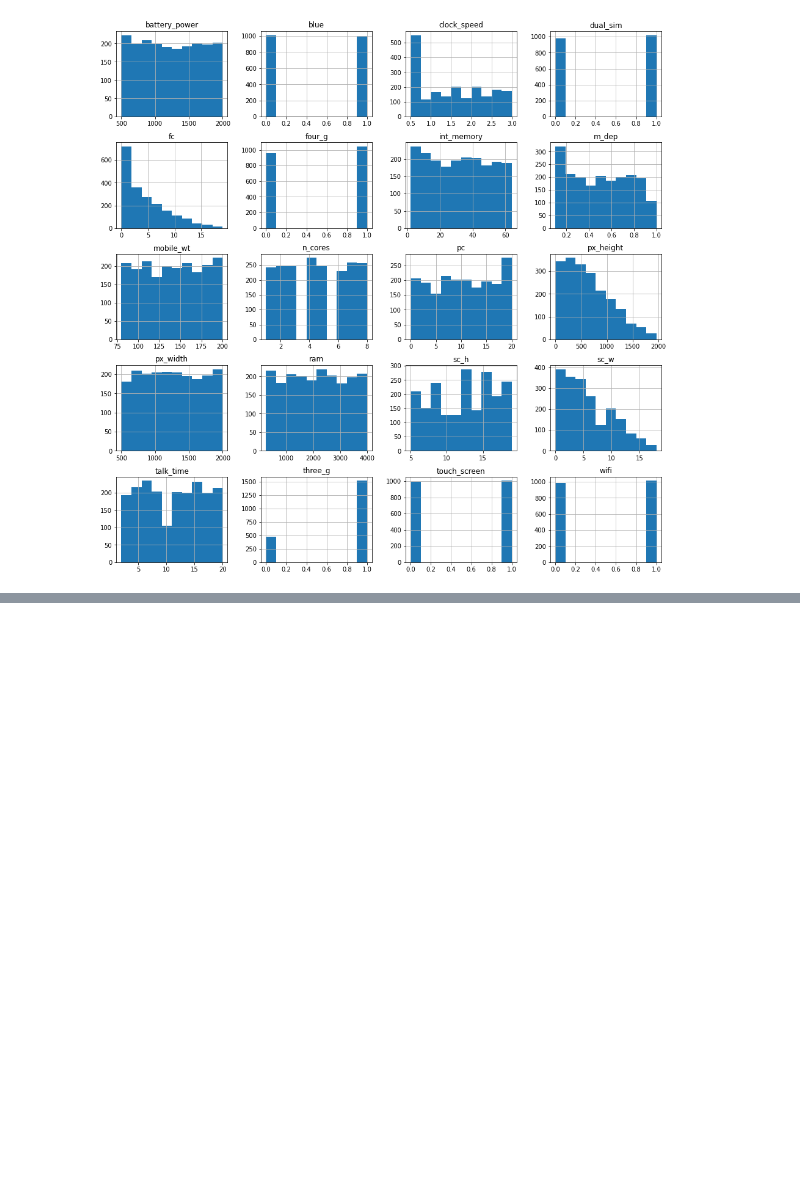
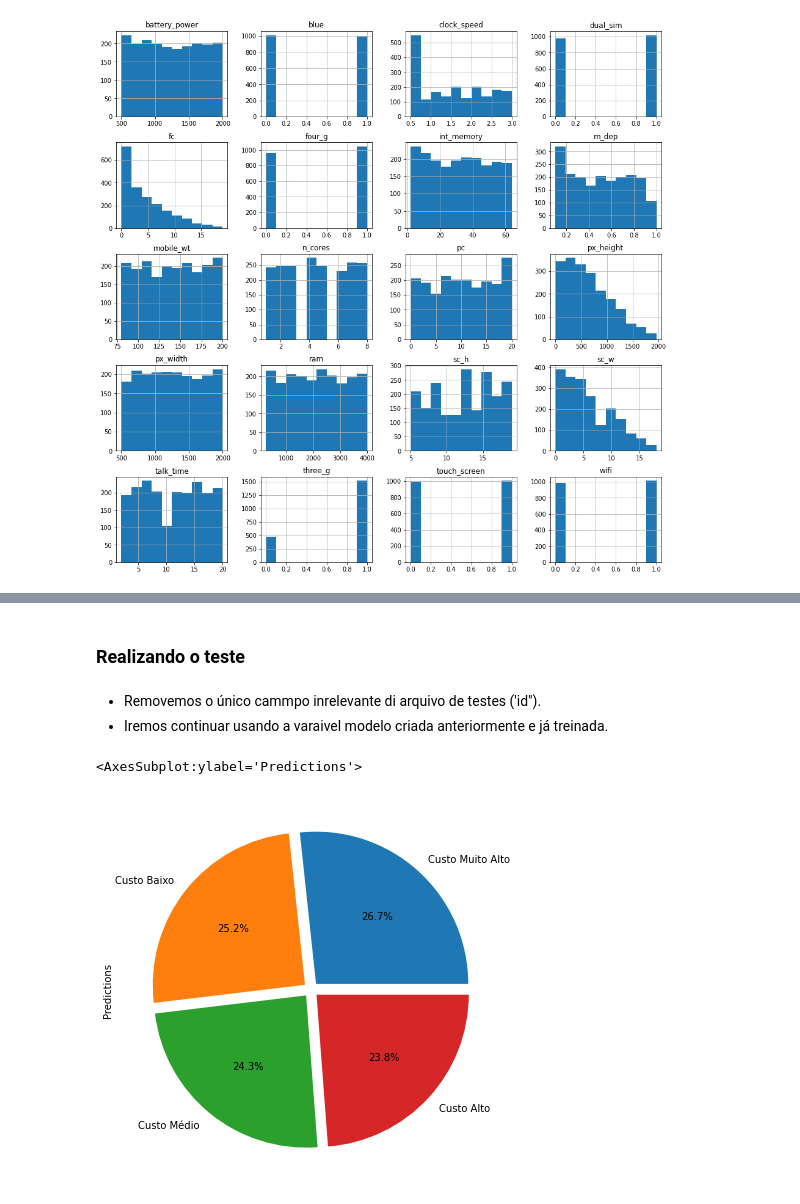
Before and after one commit to MarcosEduard0/Intelig-ncia-Artificial, a Jupyter notebook: Trabalho 2 Arvore de Decisao/teste.ipynb, the cells around one changed output, grey strips where cells are left out. Drawn from its saved outputs; the diff is of its cells as text; code cells hidden in the pictures; blank space fills up the shorter version.

```diff
--- a/Trabalho 2 Arvore de Decisao/teste.ipynb
+++ b/Trabalho 2 Arvore de Decisao/teste.ipynb
@@ -210,0 +292,4 @@ Usaremos sklearn e diferentes técnicas de classificador, tais como:
+# %%
+# Carregando o dataset de teste
+df_test = pd.read_csv("datasetMobile/test.csv")
+df_test.head()
@@ -210,0 +339,15 @@ Usaremos sklearn e diferentes técnicas de classificador, tais como:
+# %% [markdown]
+### Realizando o teste
+# %% [markdown]
+- Removemos o único cammpo inrelevante di arquivo de testes ('id").
+- Iremos continuar usando a varaivel modelo criada anteriormente e já treinada.
+# %%
+X_test = df_test.drop('id', axis=1)
+
+predictions = modelo.predict(X_test)
+mylabels = [ "Custo Muito Alto", "Custo Baixo", "Custo Médio", "Custo Alto"]
+preds = pd.DataFrame(predictions,columns=['Predictions'])
+preds['Predictions'].value_counts().plot.pie(autopct='%1.1f%%', explode=[0.05, 0.05, 0.05, 0.05], labels = mylabels ,figsize=(7, 7))
+# %% [output]
+<AxesSubplot:ylabel='Predictions'>
+[figure, added]
```
Also changed, not shown: parts of 25 cells of this notebook, 1 other file.
